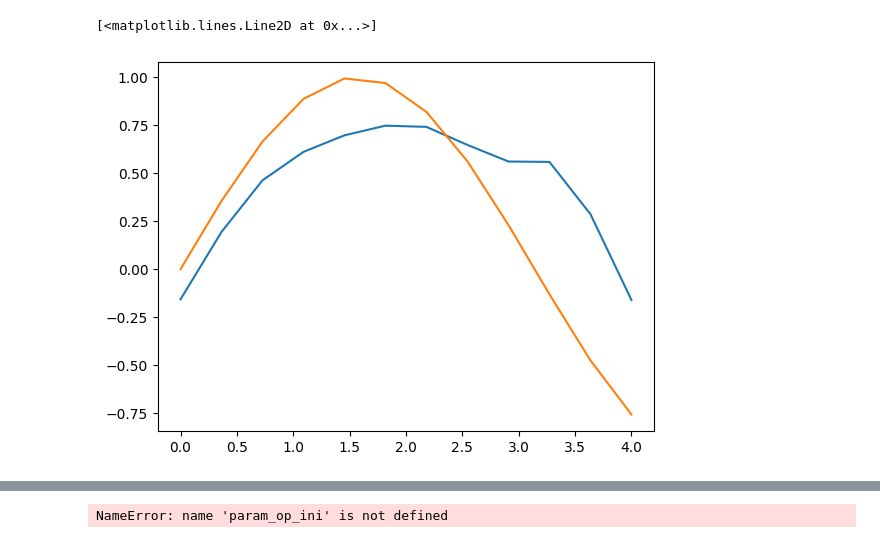
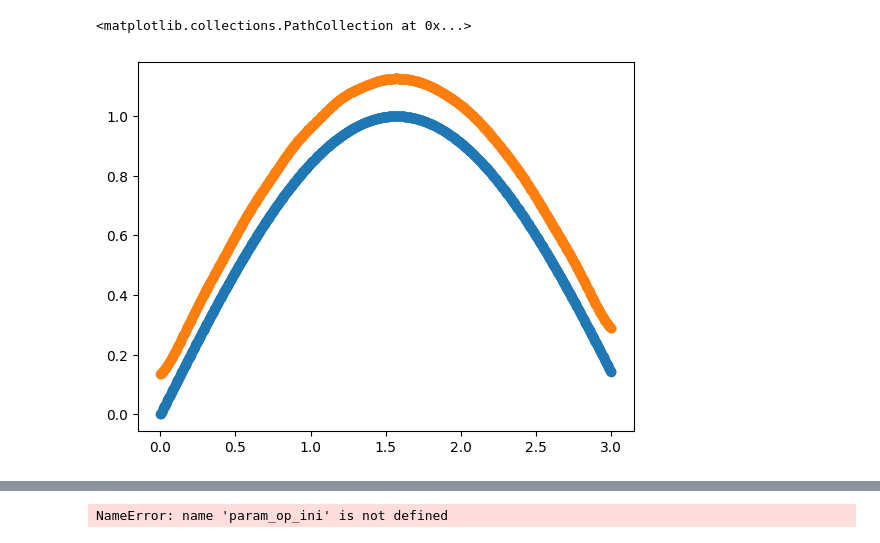
Before and after one commit to rupof/KernelDE, a Jupyter notebook: plotting_notebooks/QNN_solver_squlearn.ipynb, the cells around one changed output, grey strips where cells are left out. Cells and saved outputs as stored; diff of their text form; code cells hidden in the pictures.

```diff
--- a/plotting_notebooks/QNN_solver_squlearn.ipynb
+++ b/plotting_notebooks/QNN_solver_squlearn.ipynb
@@ -90,18 +61,22 @@ array([0.        , 0.44444444, 0.88888889, 1.33333333, 1.77777778,
 # %%
-num_qubits = 1
+num_qubits = 5
 num_features = 1
-num_layers = 4
-
+num_layers = 5
 initial_value = np.array([0])
 
-"""clf_ODE = QNNRegressor(
-    encoding_circuit = YZ_CX_EncodingCircuit(num_qubits, num_features, num_layers),
-    operator = SummedPaulis(num_qubits),
-    executor = Executor(),
-    loss = ODELoss(L_functional, grad_F_functional, initial_vec = initial_value, eta=1),
-    optimizer = SLSQP(),
-    param_ini = np.random.rand(2*num_qubits*num_layers),
-    param_op_ini = np.ones(num_qubits+1),
+
+
+loss_ODE = ODELoss(L_functional, grad_F_functional, initial_vec = initial_value, eta=1)
+loss = SquaredLoss()
+slsqp = SLSQP(options={"maxiter": 150, "ftol": 0.05})
+adam = Adam(options={"maxiter": 150, "tol": 0.0009})
+clf = QNNRegressor(
+    YZ_CX_EncodingCircuit(num_qubits, num_features, num_layers),
+    SummedPaulis(num_qubits),
+    Executor("pennylane"),
+    loss_ODE,
+    adam,
+    param_ini,
+    np.ones(num_qubits+1),
     opt_param_op = False
 )
-"""
@@ -164,9 +121,10 @@ clf_ODE.loss()
-# %%
-plt.plot(input_values, clf_ODE.predict(input_values))
-plt.plot(input_values, np.sin(input_values))
-# %% [output]
-[<matplotlib.lines.Line2D at 0x...>]
-[figure, removed]
+# %%
+input_values = np.linspace(0, 3, 1000)
+plt.scatter(input_values, np.sin(input_values), label="sin(x)")
+plt.scatter(input_values, clf.predict(input_values), label="QNN")
+# %% [output]
+<matplotlib.collections.PathCollection at 0x...>
+[figure, added]
 # %%
 from squlearn.qnn.base_qnn import QNN
 num_qubits = 1
```
Also changed, not shown: parts of 17 cells of this notebook, 9 other files.
